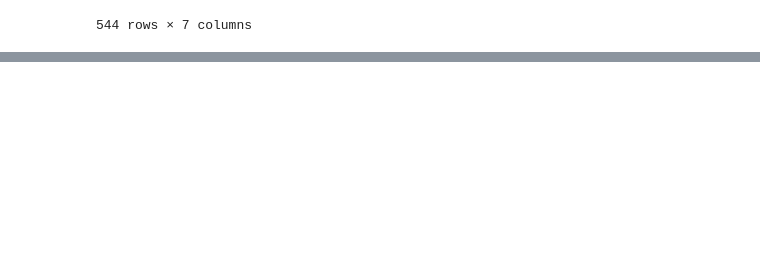
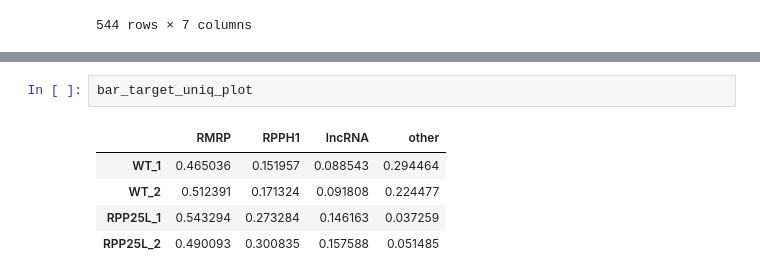
Before and after one commit to TurowskiLab/example-trxtools-Cyclon, a Jupyter notebook: analysis/00_RPP25L_read_classes.ipynb, the cells around one changed output, grey strips where cells are left out. Saved outputs shown, nothing was run; the diff lists cells and outputs as text; blank space fills up the shorter version.

```diff
--- a/analysis/00_RPP25L_read_classes.ipynb
+++ b/analysis/00_RPP25L_read_classes.ipynb
@@ -394,0 +422,8 @@ tsdf
+# %%
+bar_target_uniq_plot
+# %% [output]
+|  | RMRP | RPPH1 | lncRNA | other |
+| WT_1 | 0.465036 | 0.151957 | 0.088543 | 0.294464 |
+| WT_2 | 0.512391 | 0.171324 | 0.091808 | 0.224477 |
+| RPP25L_1 | 0.543294 | 0.273284 | 0.146163 | 0.037259 |
+| RPP25L_2 | 0.490093 | 0.300835 | 0.157588 | 0.051485 |
```
Also changed, not shown: parts of 7 cells of this notebook, 1 other file.
